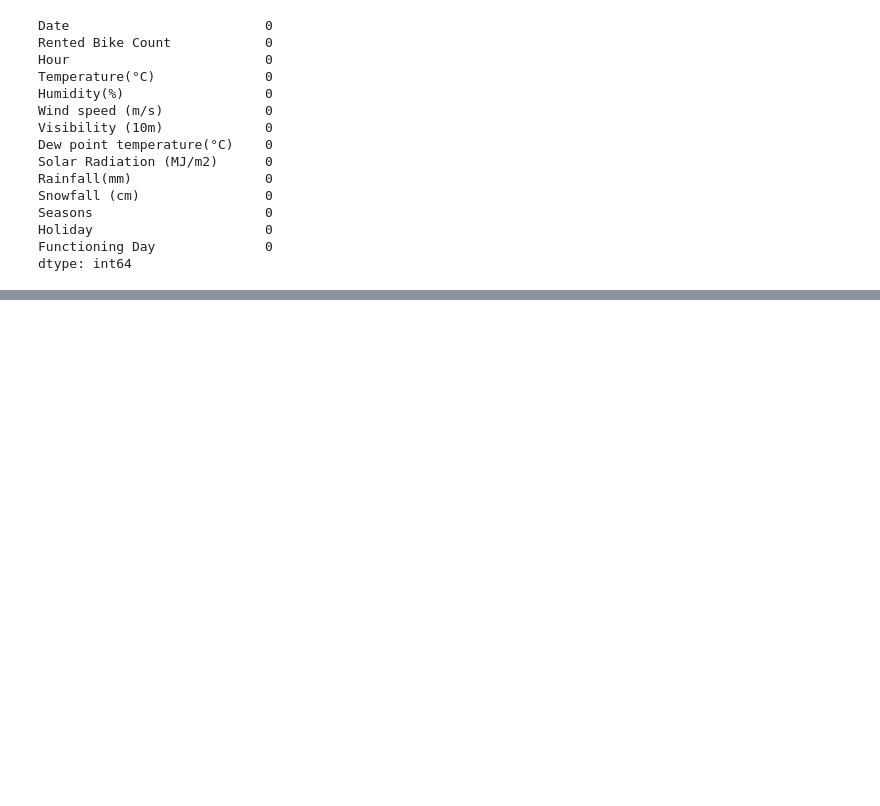
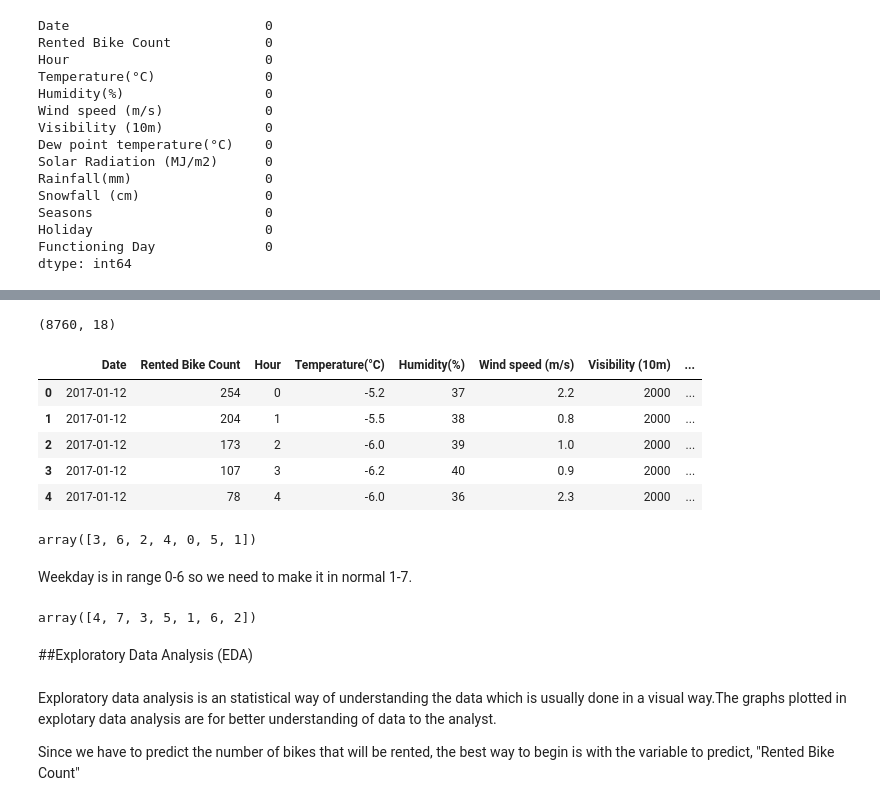
Before and after one commit to SuvOnGithub/Bike-Sharing-Demand-Prediction---Capstone-Project, a Jupyter notebook: suvenddu_Bike_Sharing_Demand_Prediction_Capstone_Project_.ipynb, the cells around one changed output, grey strips where cells are left out. Saved outputs shown, nothing was run; the diff lists cells and outputs as text; code cells hidden in the pictures; blank space fills up the shorter version.

```diff
--- a/suvenddu_Bike_Sharing_Demand_Prediction_Capstone_Project_.ipynb
+++ b/suvenddu_Bike_Sharing_Demand_Prediction_Capstone_Project_.ipynb
@@ -134,0 +171,38 @@ dtype: int64
+# %%
+#converting the date column into year, day, month, weekday column.
+df['Date']=pd.to_datetime(df['Date'])
+df['Year'] = pd.DatetimeIndex(df['Date']).year
+df['Day'] = pd.DatetimeIndex(df['Date']).day
+df['Month']= pd.DatetimeIndex(df['Date']).month
+df['weekday']=pd.DatetimeIndex(df['Date']).weekday
+# %%
+df.shape
+# %% [output]
+(8760, 18)
+# %%
+df.head()
+# %% [output]
+|  | Date | Rented Bike Count | Hour | Temperature(°C) | Humidity(%) | Wind speed (m/s) | Visibility (10m) | ... |
+| 0 | 2017-01-12 | 254 | 0 | -5.2 | 37 | 2.2 | 2000 | ... |
+| 1 | 2017-01-12 | 204 | 1 | -5.5 | 38 | 0.8 | 2000 | ... |
+| 2 | 2017-01-12 | 173 | 2 | -6.0 | 39 | 1.0 | 2000 | ... |
+| 3 | 2017-01-12 | 107 | 3 | -6.2 | 40 | 0.9 | 2000 | ... |
+| 4 | 2017-01-12 | 78 | 4 | -6.0 | 36 | 2.3 | 2000 | ... |
+# %%
+display(df['weekday'].unique())#getting unique values of week
+# %% [output]
+array([3, 6, 2, 4, 0, 5, 1])
+# %% [markdown]
+Weekday is in range 0-6 so we need to make it in normal 1-7.
+# %%
+#previously weekday values was in 0-6 now we are converting it into 1-7 format
+df['weekday'] = np.array(df['weekday'])+1
+display(df['weekday'].unique())
+# %% [output]
+array([4, 7, 3, 5, 1, 6, 2])
+# %% [markdown]
+##Exploratory Data Analysis (EDA)
+# %% [markdown]
+Exploratory data analysis is an statistical way of understanding the data which is usually done in a visual way.The graphs plotted in explotary data analysis are for better understanding of data to the analyst.
+
+Since we have to predict the number of bikes that will be rented, the best way to begin is with the variable to predict, "Rented Bike Count"
```
Also changed, not shown: parts of 5 cells of this notebook.
